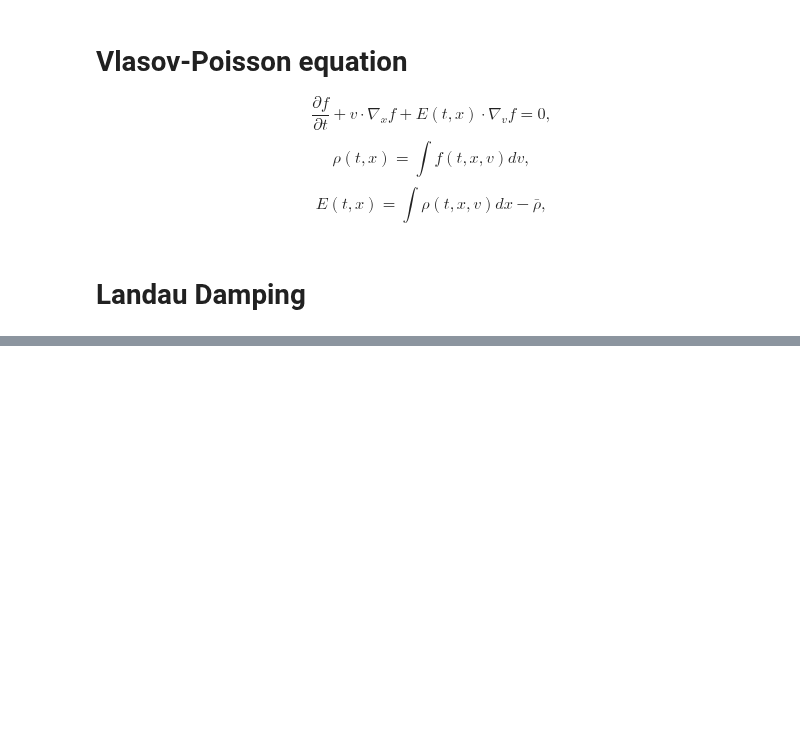
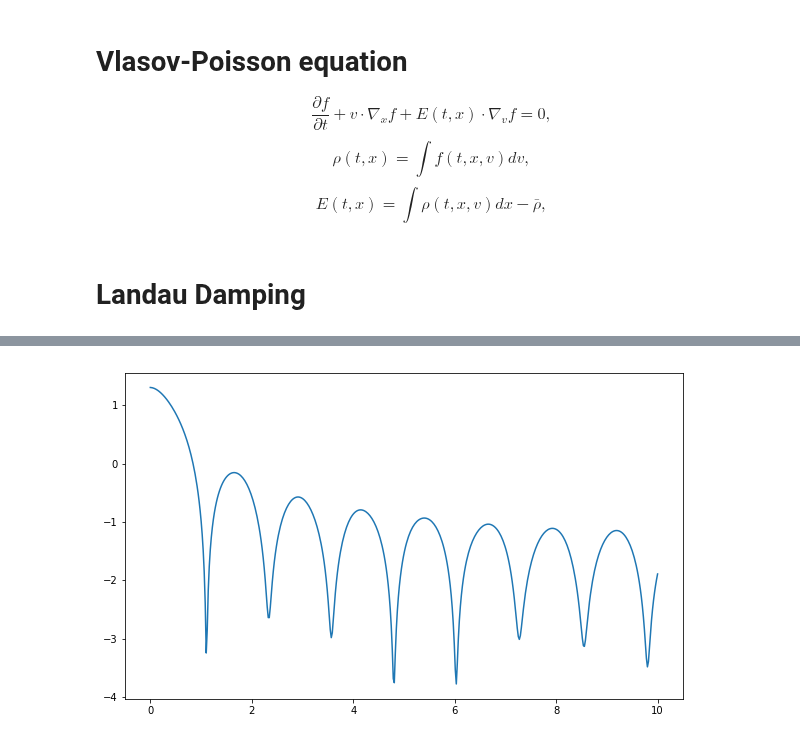
Before and after one commit to pnavaro/math-python, a Jupyter notebook: 40.LandauDamping.ipynb, the cells around one changed output, grey strips where cells are left out. Drawn from its saved outputs; the diff is of its cells as text; code cells hidden in the pictures; blank space fills up the shorter version.

```diff
--- a/40.LandauDamping.ipynb
+++ b/40.LandauDamping.ipynb
@@ -179,0 +302,27 @@ SyntaxError: invalid syntax (<ipython-input-64-1e1b2c9b5da7>, line 8)
+# %%
+%%time
+sim = EricVlasovPoisson(xmin = 0.0, xmax = 4*np.pi, nx = 100,
+             vmin = -6., vmax = 6., nv = 100)
+
+X, V = np.meshgrid(sim.x, sim.v)
+eps = 0.05
+kx  = 0.5
+sim.f = (1.0+eps*np.cos(kx*X))/(2.0*np.pi)* np.exp(-0.5*V*V)
+
+nstep = 500
+
+t, dt = np.linspace(0.0, 10.0, nstep, retstep=True)
+nrj = []
+print("dt = {}".format(dt))
+
+sim.advection_x(0.5*dt)
+for istep in range(nstep):
+    rho = sim.compute_rho()
+    e = sim.compute_e(rho)
+    sim.advection_v(e, dt)
+    sim.advection_x(dt)
+    nrj.append( 0.5*np.log(np.sum(e*e)*sim.dx))
+    if (istep % 10 == 0 ): print(istep,end=',')
+
+plt.plot(t, nrj)
+# %% [output]
@@ -179,0 +332 @@ SyntaxError: invalid syntax (<ipython-input-64-1e1b2c9b5da7>, line 8)
+[figure, added]
```
Also changed, not shown: parts of 13 cells of this notebook.
